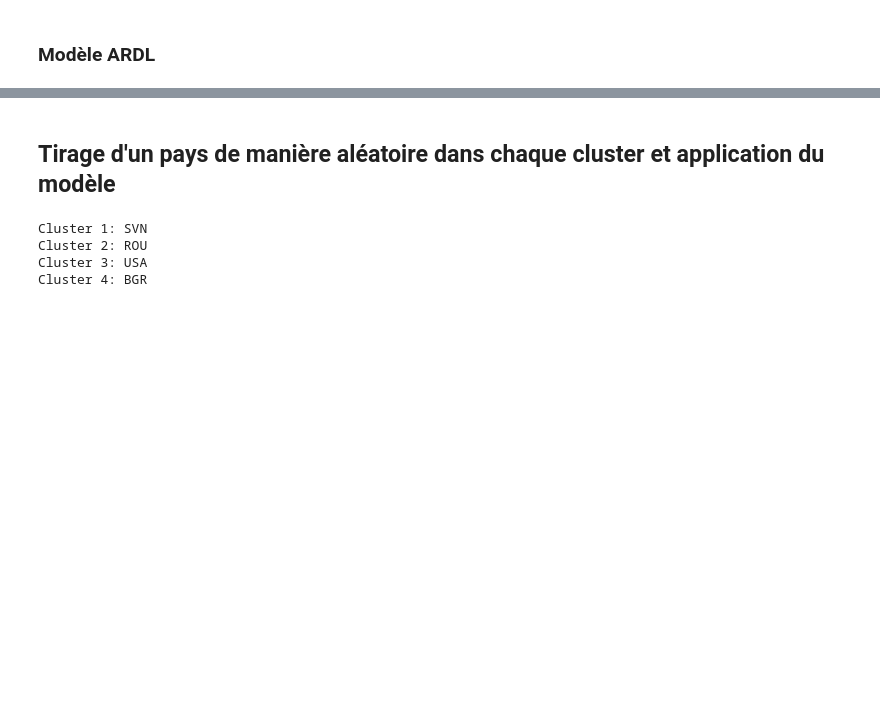
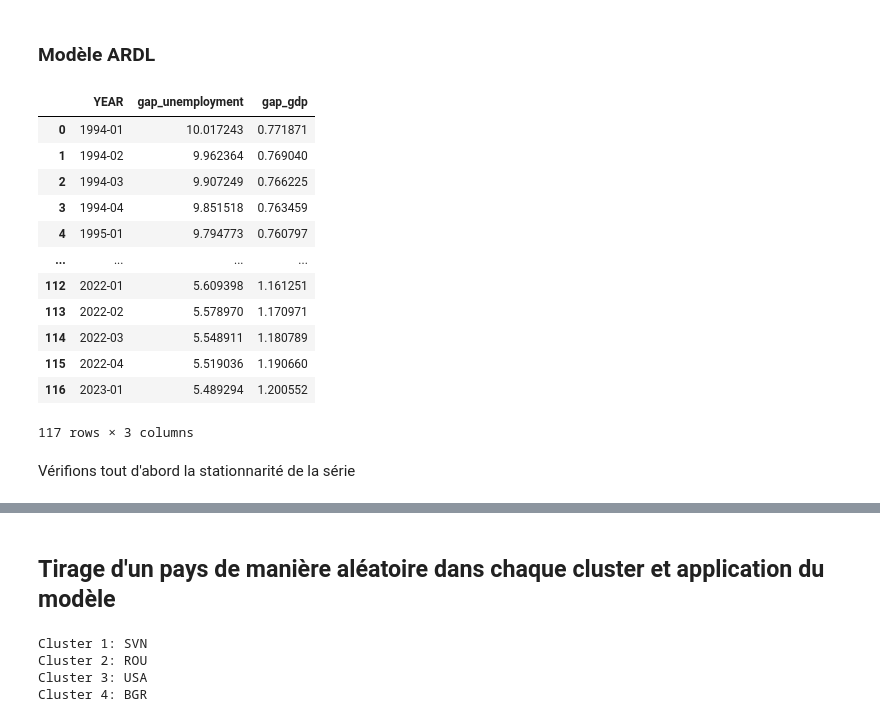
Before and after one commit to Marimar4/Projet-Python, a Jupyter notebook: monmodule/Modélisation.ipynb, the cells around one changed output, grey strips where cells are left out. Drawn from its saved outputs; the diff is of its cells as text; code cells hidden in the pictures; blank space fills up the shorter version.

```diff
--- a/monmodule/Modélisation.ipynb
+++ b/monmodule/Modélisation.ipynb
@@ -237,7 +223,7 @@ class CountryData:
         x = self.unemployment_rate
 
         # Applying the Hodrick-Prescott filter
-        trend_x, cycle_x = smf.hpfilter(x, lamb=1600)
+        trend_x, cycle_x = d.smf.hpfilter(x, lamb=1600)
 
         # Plot the trend and cycle of unemployment rate
         d.plt.plot(x, label='Original series')
@@ -250,7 +236,7 @@ class CountryData:
         y = self.gdp_rate
 
         # Applying the Hodrick-Prescott filter
-        trend_y, cycle_y = smf.hpfilter(y, lamb=1600)
+        trend_y, cycle_y = d.smf.hpfilter(y, lamb=1600)
 
         # Plot the trend and cycle of the trend
         d.plt.plot(y, label='Originale series')
@@ -270,21 +256,21 @@ class CountryData:
         x = self.unemployment_rate
 
         # Applying the Hodrick-Prescott filter
-        trend_x, cycle_x = smf.hpfilter(x, lamb=1600)
+        trend_x, cycle_x = d.smf.hpfilter(x, lamb=1600)
 
         # Extraction of the long-term trend of GDP
         y = self.gdp_rate
 
         # Applying the Hodrick-Prescott filter
-        trend_y, cycle_y = smf.hpfilter(y, lamb=1600)
+        trend_y, cycle_y = d.smf.hpfilter(y, lamb=1600)
 
         # Calculate the new series by removing the trend
         gap_unemployment = x - trend_x
         gap_gdp = y - trend_y
 
         # Create a DataFrame with the new series
-        df_x = d.pd.DataFrame({'YEAR': x.index, 'gap rates': gap_unemployment.values})
-        df_y = d.pd.DataFrame({'YEAR': y.index, 'gap gdp': gap_gdp.values})
+        df_x = d.pd.DataFrame({'YEAR': x.index, 'gap_unemployment': gap_unemployment.values})
+        df_y = d.pd.DataFrame({'YEAR': y.index, 'gap_gdp': gap_gdp.values})
 
         # Merge the DataFrames on the 'YEAR' column
         df_gap = d.pd.merge(df_x, df_y, on='YEAR', how='inner')
@@ -294,0 +283,18 @@ class CountryData:
+# %%
+belgium = CountryData('BEL', df_unemployment, df_gdp)
+# %%
+belgium.df_gap()
+# %% [output]
+|  | YEAR | gap_unemployment | gap_gdp |
+| 0 | 1994-01 | 10.017243 | 0.771871 |
+| 1 | 1994-02 | 9.962364 | 0.769040 |
+| 2 | 1994-03 | 9.907249 | 0.766225 |
+| 3 | 1994-04 | 9.851518 | 0.763459 |
+| 4 | 1995-01 | 9.794773 | 0.760797 |
+| ... | ... | ... | ... |
+| 112 | 2022-01 | 5.609398 | 1.161251 |
+| 113 | 2022-02 | 5.578970 | 1.170971 |
+| 114 | 2022-03 | 5.548911 | 1.180789 |
+| 115 | 2022-04 | 5.519036 | 1.190660 |
+| 116 | 2023-01 | 5.489294 | 1.200552 |
+117 rows × 3 columns
@@ -294,0 +304,2 @@ class CountryData:
+# %% [markdown]
+Vérifions tout d'abord la stationnarité de la série
```
Also changed, not shown: parts of 32 cells of this notebook.
